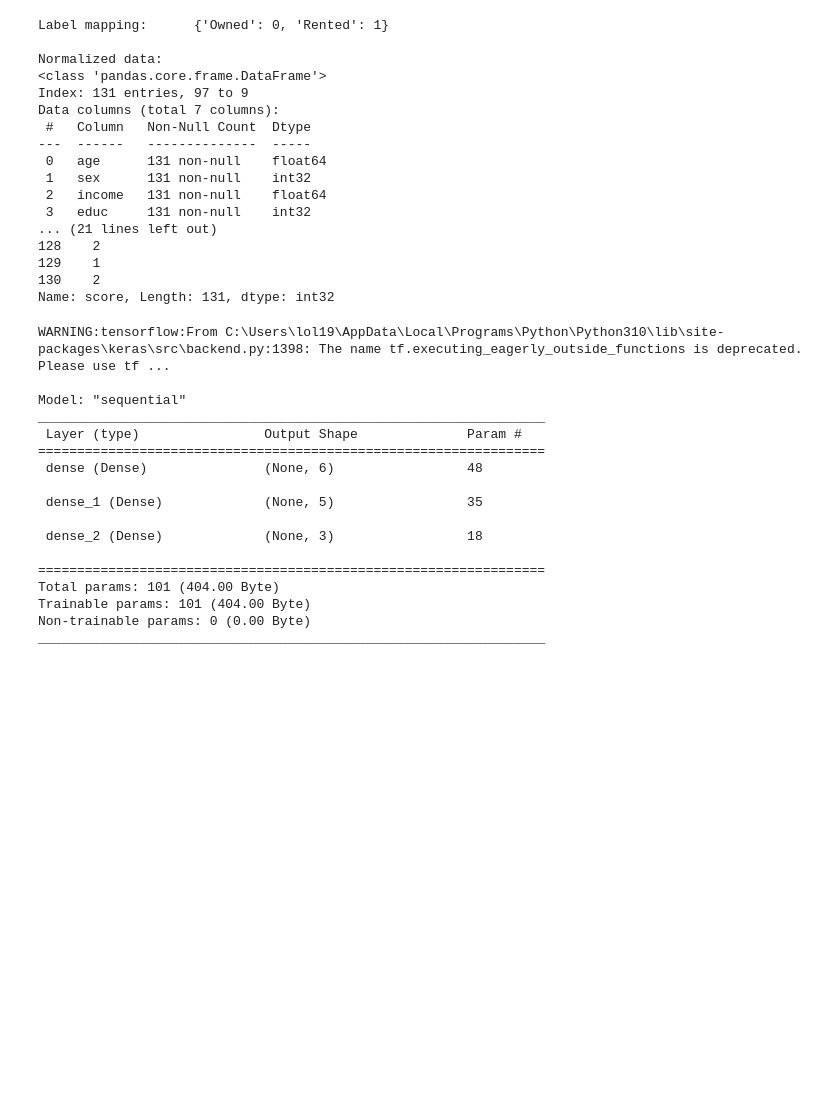
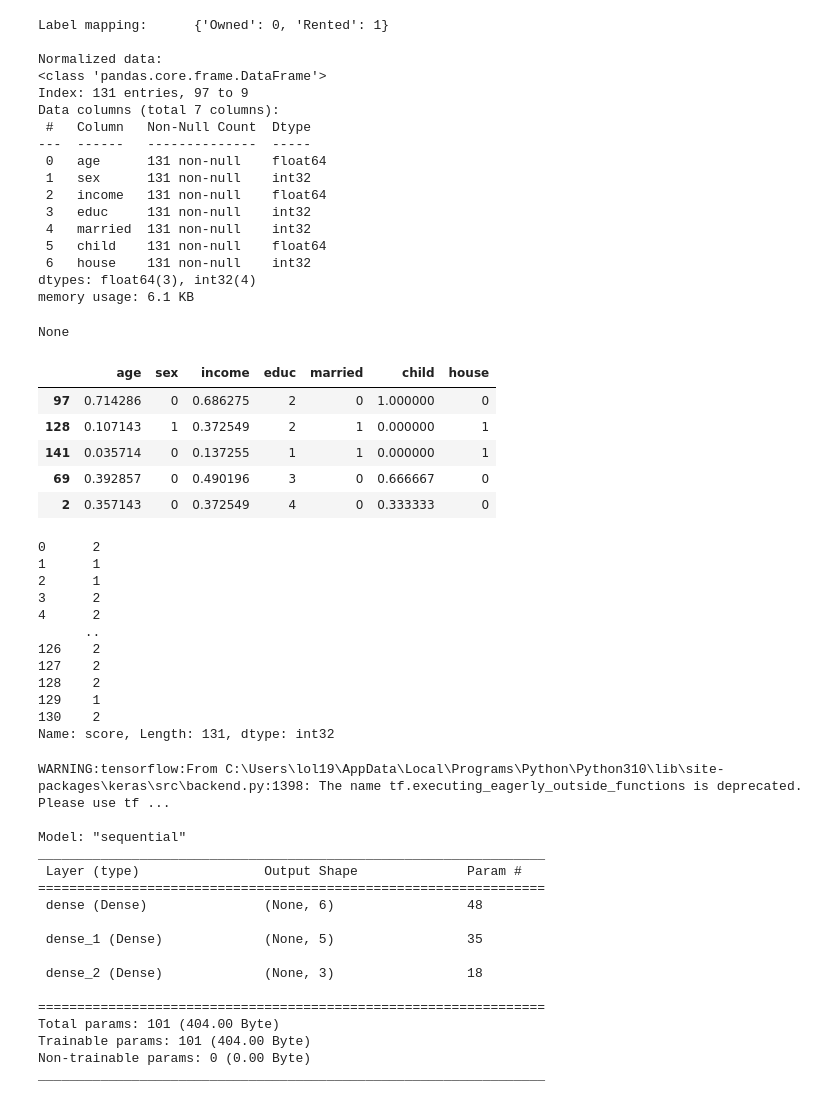
Before and after one commit to dedkuzmich/data-analysis-2023, a Jupyter notebook: lab3/lab3.ipynb, the cells around one changed output. Saved outputs shown, nothing was run; the diff lists cells and outputs as text; code cells hidden in the pictures; blank space fills up the shorter version.

```diff
--- a/lab3/lab3.ipynb
+++ b/lab3/lab3.ipynb
@@ -71,5 +105,10 @@ Data columns (total 8 columns):
 # %%
 # Normalization
+# Split dataset into training set and test set
+X = data.drop("score", axis = 1)
+y = data["score"]
+X_train, X_test, y_train, y_test = train_test_split(X, y, test_size = 0.2, random_state = 10)
+
 # Do minmax for all numerical features
 scaler = MinMaxScaler()
 num_cols = X_train.select_dtypes(include = [np.number]).columns.tolist()
@@ -92,39 +131,58 @@ order = ["Low",
          "High"]
 oe = OrdinalEncoder(categories = [order], dtype = np.int32)
 y_train = oe.fit_transform(y_train.values.reshape(-1, 1))
 y_train = pd.Series(y_train.flatten(), name = "score")
 y_test = oe.transform(y_test.values.reshape(-1, 1))
 y_test = pd.Series(y_test.flatten(), name = "score")
 
 # Do label encoding for categorical nominal features
 le = LabelEncoder()
 obj_cols = X_train.select_dtypes(include = ["object"]).columns.tolist()
 for col in obj_cols:
     X_train[col] = le.fit_transform(X_train[col])
     X_test[col] = le.transform(X_test[col])
 le_map = {label: index for index, label in enumerate(le.classes_)}
 print(f"Label mapping:      {le_map}")
 
 print("\nNormalized data:")
-X_train.info()
-print(f"\n{X_train.head()}\n")
-print(y_train)
+display(X_train.info())
+display(X_train.head())
+display(y_train)
 # %% [output]
 Label mapping:      {'Owned': 0, 'Rented': 1}
 
 Normalized data:
 <class 'pandas.core.frame.DataFrame'>
 Index: 131 entries, 97 to 9
 Data columns (total 7 columns):
  #   Column   Non-Null Count  Dtype
 ---  ------   --------------  -----
  0   age      131 non-null    float64
  1   sex      131 non-null    int32
  2   income   131 non-null    float64
  3   educ     131 non-null    int32
-... (21 lines left out)
-128    2
-129    1
-130    2
-Name: score, Length: 131, dtype: int32
+ 4   married  131 non-null    int32
+ 5   child    131 non-null    float64
+ 6   house    131 non-null    int32
+dtypes: float64(3), int32(4)
+memory usage: 6.1 KB
+None
+|  | age | sex | income | educ | married | child | house |
+| 97 | 0.714286 | 0 | 0.686275 | 2 | 0 | 1.000000 | 0 |
+| 128 | 0.107143 | 1 | 0.372549 | 2 | 1 | 0.000000 | 1 |
+| 141 | 0.035714 | 0 | 0.137255 | 1 | 1 | 0.000000 | 1 |
+| 69 | 0.392857 | 0 | 0.490196 | 3 | 0 | 0.666667 | 0 |
+| 2 | 0.357143 | 0 | 0.372549 | 4 | 0 | 0.333333 | 0 |
+0      2
+1      1
+2      1
+3      2
+4      2
+      ..
+126    2
+127    2
+128    2
+129    1
+130    2
+Name: score, Length: 131, dtype: int32
 # %%
```
Also changed, not shown: parts of 17 cells of this notebook.
